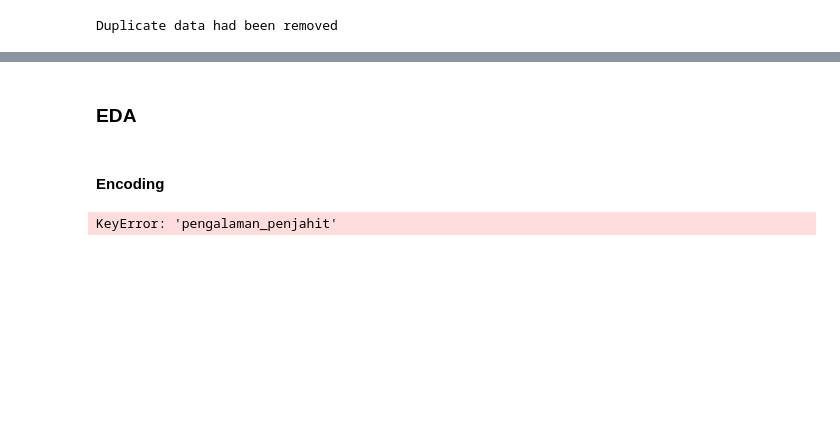
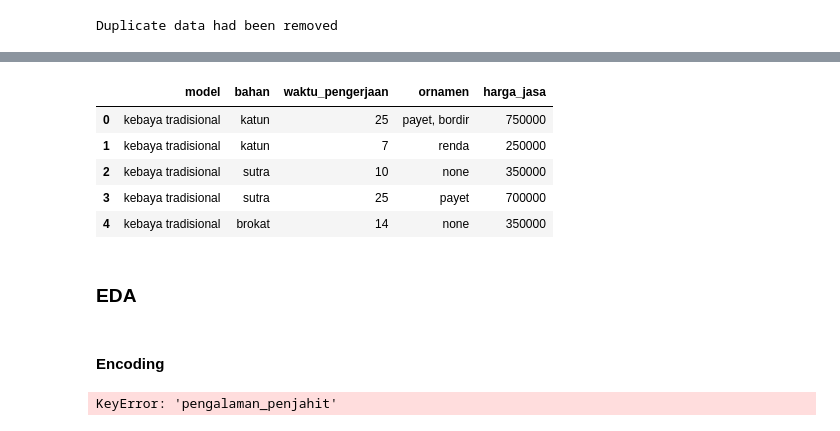
Before and after one commit to adzkykhairany/tailor-price-predictor, a Jupyter notebook: model.ipynb, the cells around one changed output, grey strips where cells are left out. Saved outputs shown, nothing was run; the diff lists cells and outputs as text; code cells hidden in the pictures; blank space fills up the shorter version.

```diff
--- a/model.ipynb
+++ b/model.ipynb
@@ -126,0 +120,12 @@ df['harga_jasa'] = df['harga_jasa'].apply(clean_price)
+# %%
+# Mapping to replace values
+model_mapping = {
+    'Gaun midi': 'midi dress',
+    'Gaun maxi': 'maxi dress'
+}
+
+df['model'] = df['model'].replace(model_mapping)
+# %%
+# Standardize text format in categorical variables
+for col in ['model', 'bahan', 'ornamen']:
+    df[col] = df[col].str.lower().str.strip()
@@ -127 +155,22 @@ df['harga_jasa'] = df['harga_jasa'].apply(clean_price)
+# %%
+kategori_keywords = {
+    'bordir': ['bordir', 'bordit'],
+    'payet': ['payet', 'payat'],
+    'renda': ['renda'],
+    'opneisel': ['opneisel', '0pneisel'],
+    'none': ['-']
+}
+
+def deteksi_labels(text):
+    if pd.isna(text):
+        return []
+    text = text.lower()
+    labels = set()
+    for label, keywords in kategori_keywords.items():
+        if any(kw in text for kw in keywords):
+            labels.add(label)
+    return list(labels)
+
+# 3. Update isi kolom 'ornamen' dengan label yang distandarkan
+df['ornamen'] = df['ornamen'].apply(lambda x: ', '.join(deteksi_labels(x)))
 # %%
@@ -185,6 +183,0 @@ df['model'] = df['model'].replace(model_mapping)
-# %%
-# Standardize text format in categorical variables
-for col in categorical_columns:
-    df[col] = df[col].str.lower().str.strip()
-
-print("Text format in categorical variables had been standardized")
@@ -193,3 +202,12 @@ Text format in categorical variables had been standardized
+# %%
+df.head()
+# %% [output]
+|  | model | bahan | waktu_pengerjaan | ornamen | harga_jasa |
+| 0 | kebaya tradisional | katun | 25 | payet, bordir | 750000 |
+| 1 | kebaya tradisional | katun | 7 | renda | 250000 |
+| 2 | kebaya tradisional | sutra | 10 | none | 350000 |
+| 3 | kebaya tradisional | sutra | 25 | payet | 700000 |
+| 4 | kebaya tradisional | brokat | 14 | none | 350000 |
 # %% [markdown]
 ### EDA
 # %% [markdown]
```
Also changed, not shown: parts of 14 cells of this notebook.
